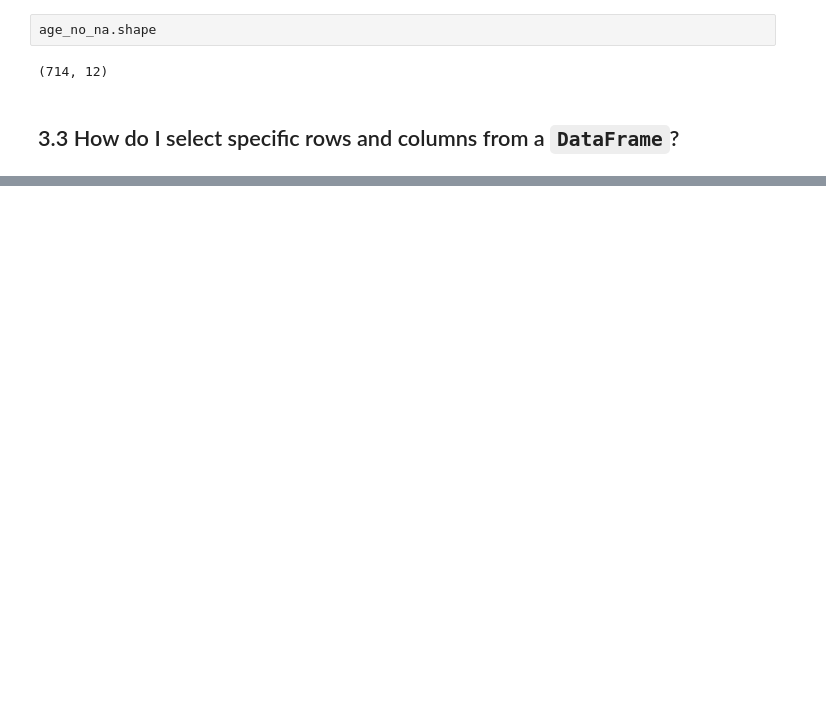
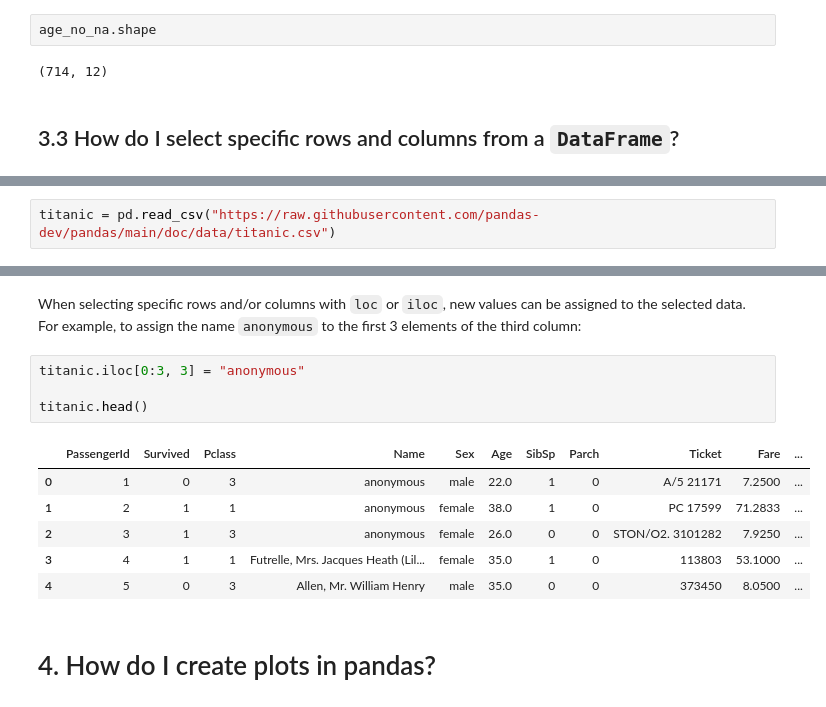
Before and after one commit to AsfariaChowdhury/LearningAI, a Jupyter notebook: Asfaria_PandasDocumentation.ipynb, the cells around one changed output, grey strips where cells are left out. Saved outputs shown, nothing was run; the diff lists cells and outputs as text; blank space fills up the shorter version.

Commit message:
Updated Pandas Documentation Learning
https://github.com/AsfariaChowdhury/LearningAI/issues/4#issuecomment-1691358253

```diff
--- a/Asfaria_PandasDocumentation.ipynb
+++ b/Asfaria_PandasDocumentation.ipynb
@@ -360,0 +363,2 @@ age_no_na.shape
+# %%
+titanic = pd.read_csv("https://raw.githubusercontent.com/pandas-dev/pandas/main/doc/data/titanic.csv")
@@ -360,0 +412,15 @@ age_no_na.shape
+# %% [markdown]
+When selecting specific rows and/or columns with `loc` or `iloc`, new values can be assigned to the selected data. For example, to assign the name `anonymous` to the first 3 elements of the third column:
+# %%
+titanic.iloc[0:3, 3] = "anonymous"
+
+titanic.head()
+# %% [output]
+|  | PassengerId | Survived | Pclass | Name | Sex | Age | SibSp | Parch | Ticket | Fare | ... |
+| 0 | 1 | 0 | 3 | anonymous | male | 22.0 | 1 | 0 | A/5 21171 | 7.2500 | ... |
+| 1 | 2 | 1 | 1 | anonymous | female | 38.0 | 1 | 0 | PC 17599 | 71.2833 | ... |
+| 2 | 3 | 1 | 3 | anonymous | female | 26.0 | 0 | 0 | STON/O2. 3101282 | 7.9250 | ... |
+| 3 | 4 | 1 | 1 | Futrelle, Mrs. Jacques Heath (Lil... | female | 35.0 | 1 | 0 | 113803 | 53.1000 | ... |
+| 4 | 5 | 0 | 3 | Allen, Mr. William Henry | male | 35.0 | 0 | 0 | 373450 | 8.0500 | ... |
+# %% [markdown]
+# 4. How do I create plots in pandas?
```
Also changed, not shown: parts of 7 cells of this notebook.
